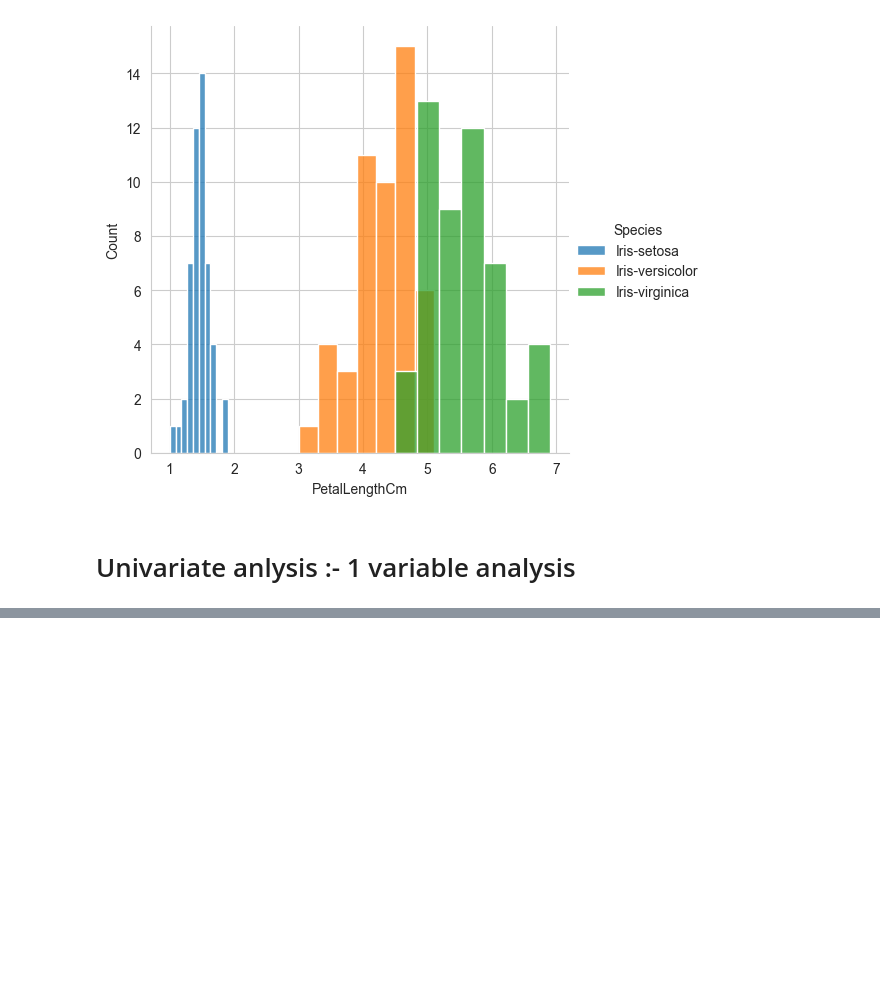
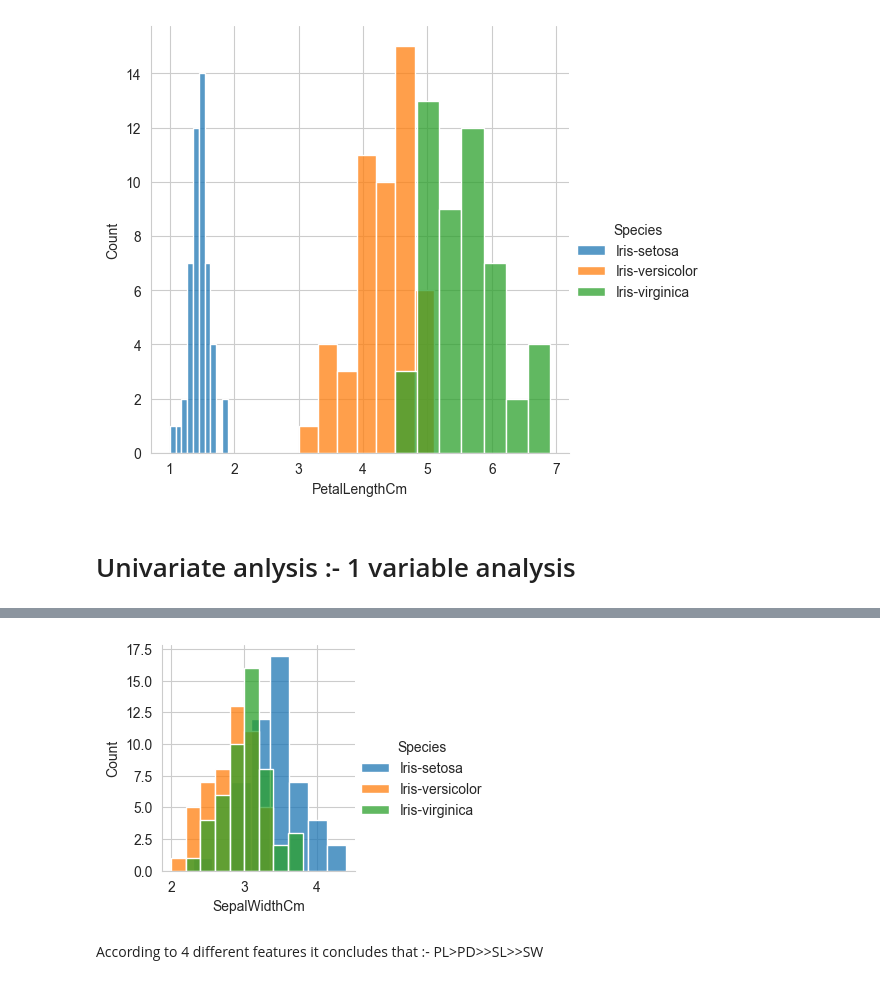
Before and after one commit to aakashkumar396/DataAnalysis_ProjectPortfolio, a Jupyter notebook: IRIS_dataset/EDA and Visualization .ipynb, the cells around one changed output, grey strips where cells are left out. Saved outputs shown, nothing was run; the diff lists cells and outputs as text; code cells hidden in the pictures; blank space fills up the shorter version.

```diff
--- a/IRIS_dataset/EDA and Visualization .ipynb
+++ b/IRIS_dataset/EDA and Visualization .ipynb
@@ -110,0 +127,10 @@ plt.show()
+# %%
+sns.FacetGrid(iris_df, hue='Species', height = 3) \
+   .map(sns.histplot, "SepalWidthCm") \
+    .add_legend()
+
+plt.show()
+# %% [output]
+[figure, added]
+# %% [markdown]
+According to 4 different features it concludes that :- PL>PD>>SL>>SW
```
Also changed, not shown: parts of 24 cells of this notebook.
